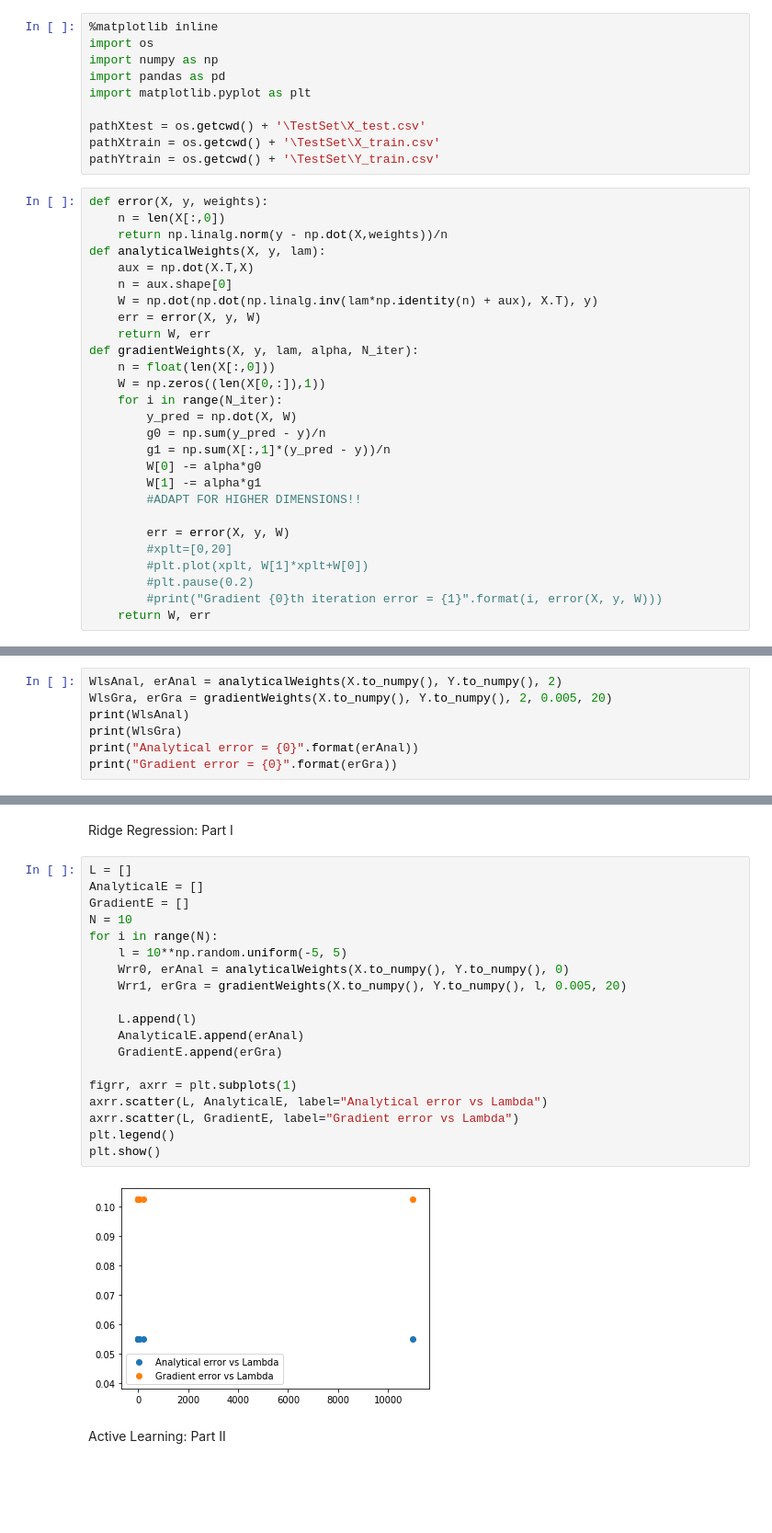
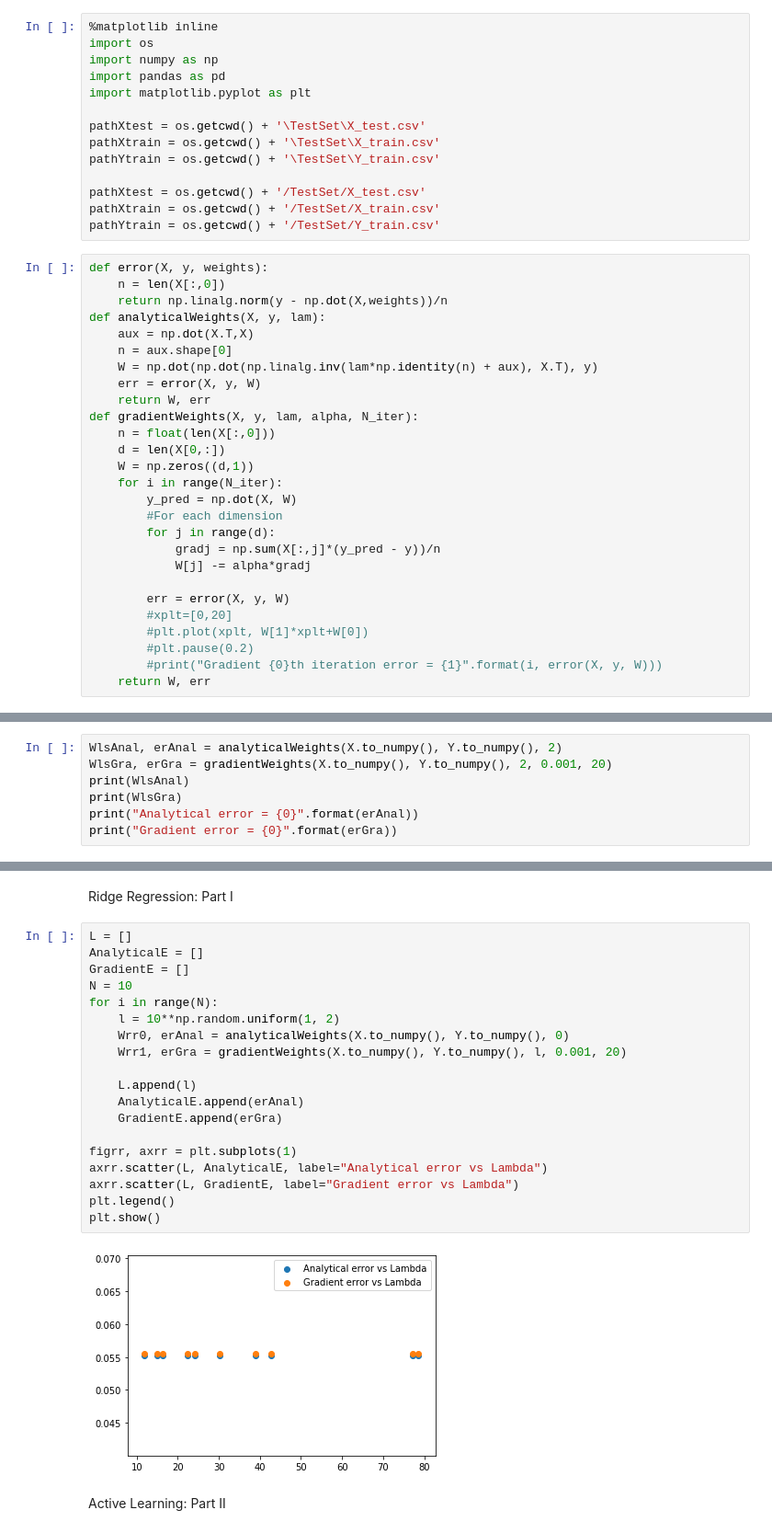
Before and after one commit to mlguy001/MLCourses, a Jupyter notebook: Columbia/Projects/Week 3 Linear Regression/RidgeRegression_ActiveLearning.ipynb, the cells around one changed output, grey strips where cells are left out. Shown: that part at 92% size. Cells and saved outputs as stored; diff of their text form; blank space fills up the shorter version.

```diff
--- a/Columbia/Projects/Week 3 Linear Regression/RidgeRegression_ActiveLearning.ipynb
+++ b/Columbia/Projects/Week 3 Linear Regression/RidgeRegression_ActiveLearning.ipynb
@@ -16,6 +16,10 @@ import matplotlib.pyplot as plt
 pathXtest = os.getcwd() + '\TestSet\X_test.csv'
 pathXtrain = os.getcwd() + '\TestSet\X_train.csv'
 pathYtrain = os.getcwd() + '\TestSet\Y_train.csv'
+
+pathXtest = os.getcwd() + '/TestSet/X_test.csv'
+pathXtrain = os.getcwd() + '/TestSet/X_train.csv'
+pathYtrain = os.getcwd() + '/TestSet/Y_train.csv'
 # %%
 def error(X, y, weights):
     n = len(X[:,0])
@@ -28,14 +32,14 @@ def analyticalWeights(X, y, lam):
     return W, err
 def gradientWeights(X, y, lam, alpha, N_iter):
     n = float(len(X[:,0]))
-    W = np.zeros((len(X[0,:]),1))
+    d = len(X[0,:])
+    W = np.zeros((d,1))
     for i in range(N_iter):
         y_pred = np.dot(X, W)
-        g0 = np.sum(y_pred - y)/n
-        g1 = np.sum(X[:,1]*(y_pred - y))/n
-        W[0] -= alpha*g0
-        W[1] -= alpha*g1
-        #ADAPT FOR HIGHER DIMENSIONS!!
+        #For each dimension
+        for j in range(d):
+            gradj = np.sum(X[:,j]*(y_pred - y))/n
+            W[j] -= alpha*gradj
 
         err = error(X, y, W)
         #xplt=[0,20]
@@ -112,7 +120,7 @@ plt.show()
 [figure]
 # %%
 WlsAnal, erAnal = analyticalWeights(X.to_numpy(), Y.to_numpy(), 2)
-WlsGra, erGra = gradientWeights(X.to_numpy(), Y.to_numpy(), 2, 0.005, 20)
+WlsGra, erGra = gradientWeights(X.to_numpy(), Y.to_numpy(), 2, 0.001, 20)
 print(WlsAnal)
 print(WlsGra)
 print("Analytical error = {0}".format(erAnal))
@@ -157,23 +165,23 @@ Ridge Regression: Part I
 # %%
 L = []
 AnalyticalE = []
 GradientE = []
 N = 10
 for i in range(N):
-    l = 10**np.random.uniform(-5, 5)
+    l = 10**np.random.uniform(1, 2)
     Wrr0, erAnal = analyticalWeights(X.to_numpy(), Y.to_numpy(), 0)
-    Wrr1, erGra = gradientWeights(X.to_numpy(), Y.to_numpy(), l, 0.005, 20)
+    Wrr1, erGra = gradientWeights(X.to_numpy(), Y.to_numpy(), l, 0.001, 20)
 
     L.append(l)
     AnalyticalE.append(erAnal)
     GradientE.append(erGra)
 
 figrr, axrr = plt.subplots(1)
 axrr.scatter(L, AnalyticalE, label="Analytical error vs Lambda")
 axrr.scatter(L, GradientE, label="Gradient error vs Lambda")
 plt.legend()
 plt.show()
 # %% [output]
-[figure, old version]
+[figure, new version]
 # %% [markdown]
 Active Learning: Part II
```
Also changed, not shown: parts of 13 cells of this notebook.
